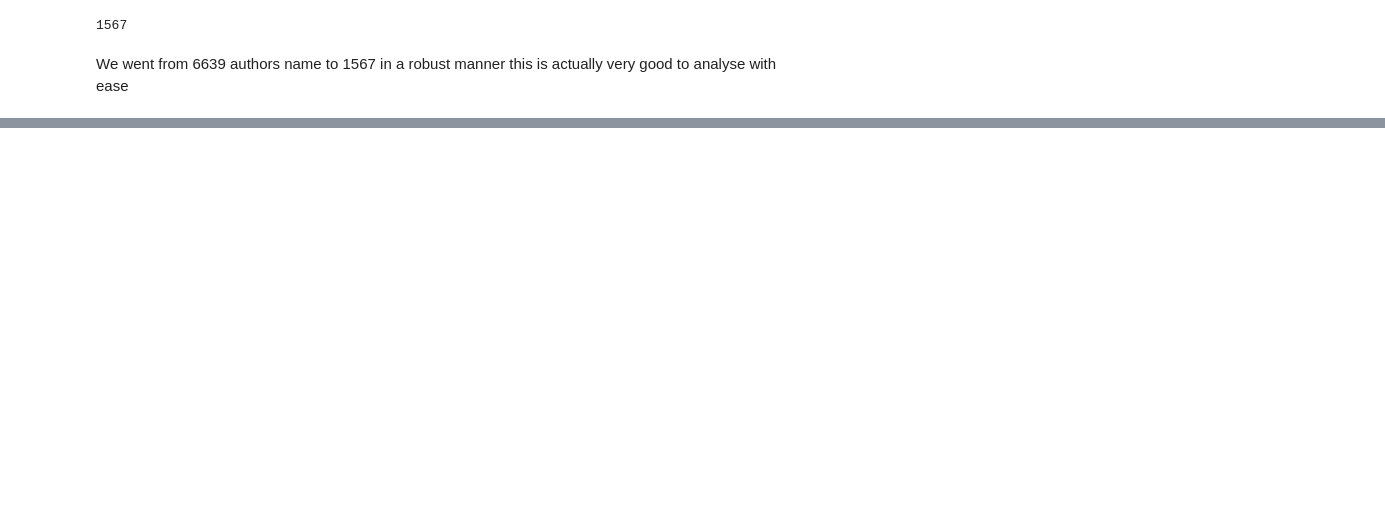
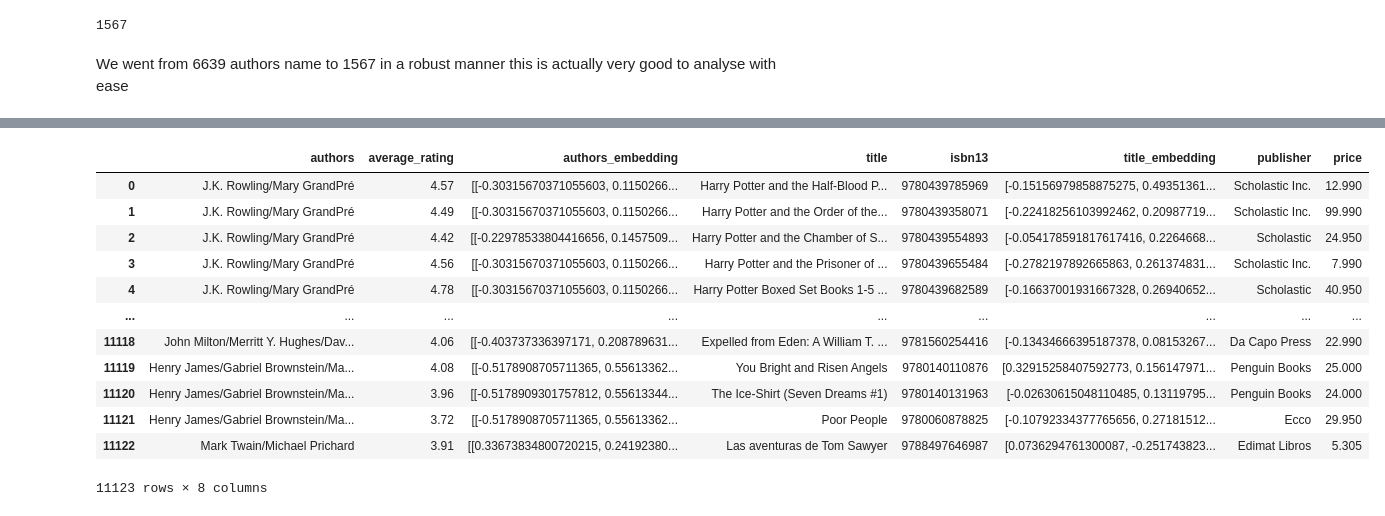
Before and after one commit to Egjfour/dsti_goodreads_rating_predictions, a Jupyter notebook: goodreads-predictor/notebooks/ilyes's_datanb.ipynb, the cells around one changed output, grey strips where cells are left out. Saved outputs shown, nothing was run; the diff lists cells and outputs as text; code cells hidden in the pictures; blank space fills up the shorter version.

```diff
--- a/goodreads-predictor/notebooks/ilyes's_datanb.ipynb
+++ b/goodreads-predictor/notebooks/ilyes's_datanb.ipynb
@@ -192,3 +159,5 @@ first_hypodf['authors'].nunique()
 1567
 # %% [markdown]
 We went from 6639 authors name to 1567 in a robust manner this is actually very good to analyse with ease
+# %%
+fhdf=first_hypodf
@@ -194,0 +181,2 @@ We went from 6639 authors name to 1567 in a robust manner this is actually very
+# %%
+fhdf.loc[:,'title']=df['title']
@@ -194,0 +200,8 @@ We went from 6639 authors name to 1567 in a robust manner this is actually very
+# %%
+fhdf.loc[:,'isbn13'] = df['isbn13']
+fhdf = fhdf.merge(title_embeddings, on='isbn13', how='left')
+fhdf.loc[:,'publisher'] = df['publisher']
+fhdf.loc[:,'price'] = df['Price']
+# %%
+fhdf
+# %% [output]
@@ -194,0 +209,13 @@ We went from 6639 authors name to 1567 in a robust manner this is actually very
+|  | authors | average_rating | authors_embedding | title | isbn13 | title_embedding | publisher | price |
+| 0 | J.K. Rowling/Mary GrandPré | 4.57 | [[-0.30315670371055603, 0.1150266... | Harry Potter and the Half-Blood P... | 9780439785969 | [-0.15156979858875275, 0.49351361... | Scholastic Inc. | 12.990 |
+| 1 | J.K. Rowling/Mary GrandPré | 4.49 | [[-0.30315670371055603, 0.1150266... | Harry Potter and the Order of the... | 9780439358071 | [-0.22418256103992462, 0.20987719... | Scholastic Inc. | 99.990 |
+| 2 | J.K. Rowling/Mary GrandPré | 4.42 | [[-0.22978533804416656, 0.1457509... | Harry Potter and the Chamber of S... | 9780439554893 | [-0.054178591817617416, 0.2264668... | Scholastic | 24.950 |
+| 3 | J.K. Rowling/Mary GrandPré | 4.56 | [[-0.30315670371055603, 0.1150266... | Harry Potter and the Prisoner of ... | 9780439655484 | [-0.2782197892665863, 0.261374831... | Scholastic Inc. | 7.990 |
+| 4 | J.K. Rowling/Mary GrandPré | 4.78 | [[-0.30315670371055603, 0.1150266... | Harry Potter Boxed Set Books 1-5 ... | 9780439682589 | [-0.16637001931667328, 0.26940652... | Scholastic | 40.950 |
+| ... | ... | ... | ... | ... | ... | ... | ... | ... |
+| 11118 | John Milton/Merritt Y. Hughes/Dav... | 4.06 | [[-0.403737336397171, 0.208789631... | Expelled from Eden: A William T. ... | 9781560254416 | [-0.13434666395187378, 0.08153267... | Da Capo Press | 22.990 |
+| 11119 | Henry James/Gabriel Brownstein/Ma... | 4.08 | [[-0.5178908705711365, 0.55613362... | You Bright and Risen Angels | 9780140110876 | [0.32915258407592773, 0.156147971... | Penguin Books | 25.000 |
+| 11120 | Henry James/Gabriel Brownstein/Ma... | 3.96 | [[-0.5178909301757812, 0.55613344... | The Ice-Shirt (Seven Dreams #1) | 9780140131963 | [-0.02630615048110485, 0.13119795... | Penguin Books | 24.000 |
+| 11121 | Henry James/Gabriel Brownstein/Ma... | 3.72 | [[-0.5178908705711365, 0.55613362... | Poor People | 9780060878825 | [-0.10792334377765656, 0.27181512... | Ecco | 29.950 |
+| 11122 | Mark Twain/Michael Prichard | 3.91 | [[0.33673834800720215, 0.24192380... | Las aventuras de Tom Sawyer | 9788497646987 | [0.0736294761300087, -0.251743823... | Edimat Libros | 5.305 |
+11123 rows × 8 columns
```
Also changed, not shown: parts of 33 cells of this notebook.
